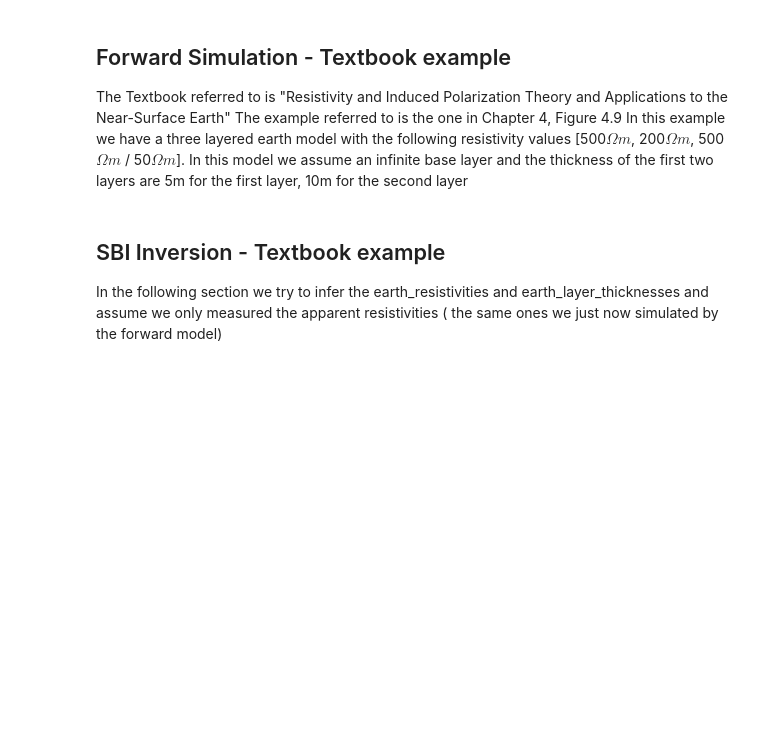
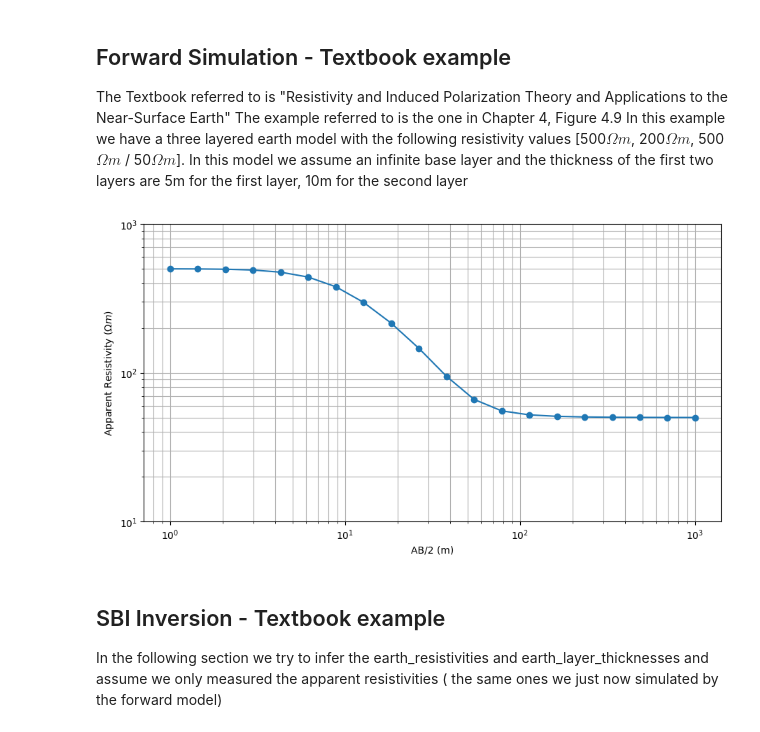
Before and after one commit to mdeppner/ves_modeling, a Jupyter notebook: notebooks/SBI Inversion.ipynb, the cells around one changed output. Drawn from its saved outputs; the diff is of its cells as text; code cells hidden in the pictures; blank space fills up the shorter version.

```diff
--- a/notebooks/SBI Inversion.ipynb
+++ b/notebooks/SBI Inversion.ipynb
@@ -120,6 +120,18 @@ earth_layer_thicknesses = [5,10,]
 
 textbook_survey, textbook_electrode_spacing = schlumberger_survey(num_measurements, min_spacing, max_spacing)
 apparent_resistivities_textbook = dc_forward_model(earth_resistivities, earth_layer_thicknesses, textbook_survey)
+# %%
+# Plot apparent resistivities on sounding curve# Plot apparent resistivities on sounding curve
+fig = plt.figure(figsize=(11, 5))
+ax1 = fig.add_axes([0.1, 0.1, 0.75, 0.85])
+ax1.loglog(textbook_electrode_spacing, apparent_resistivities_textbook, marker='o', label="$50 \Omega m$) lower unit")
+ax1.set_ylim([10, 1000])
+ax1.set_xlabel("AB/2 (m)")
+ax1.set_ylabel(r"Apparent Resistivity ($\Omega m$)")
+plt.grid(True, which="both", ls="-")
+plt.show()
+# %% [output]
+[figure, added]
 # %% [markdown]
 ## SBI Inversion - Textbook example
 
```
Also changed, not shown: parts of 3 cells of this notebook, 3 other files.
